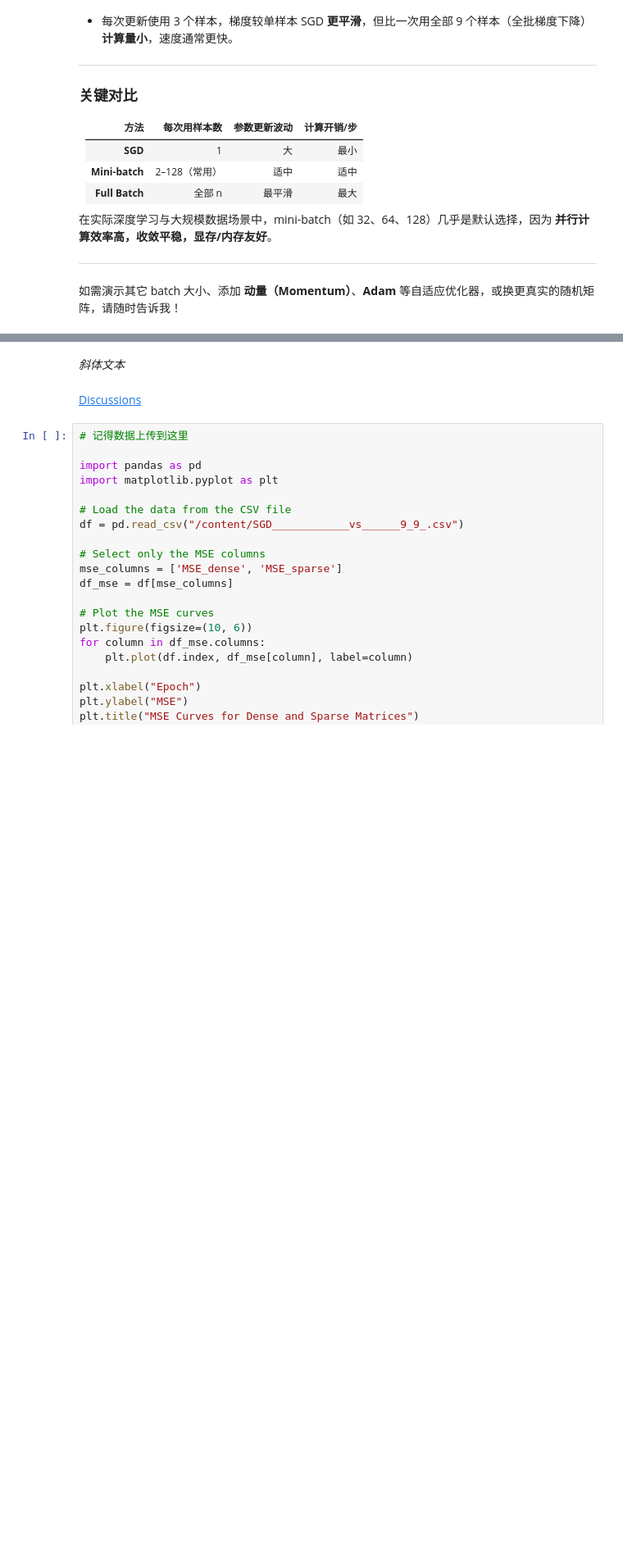
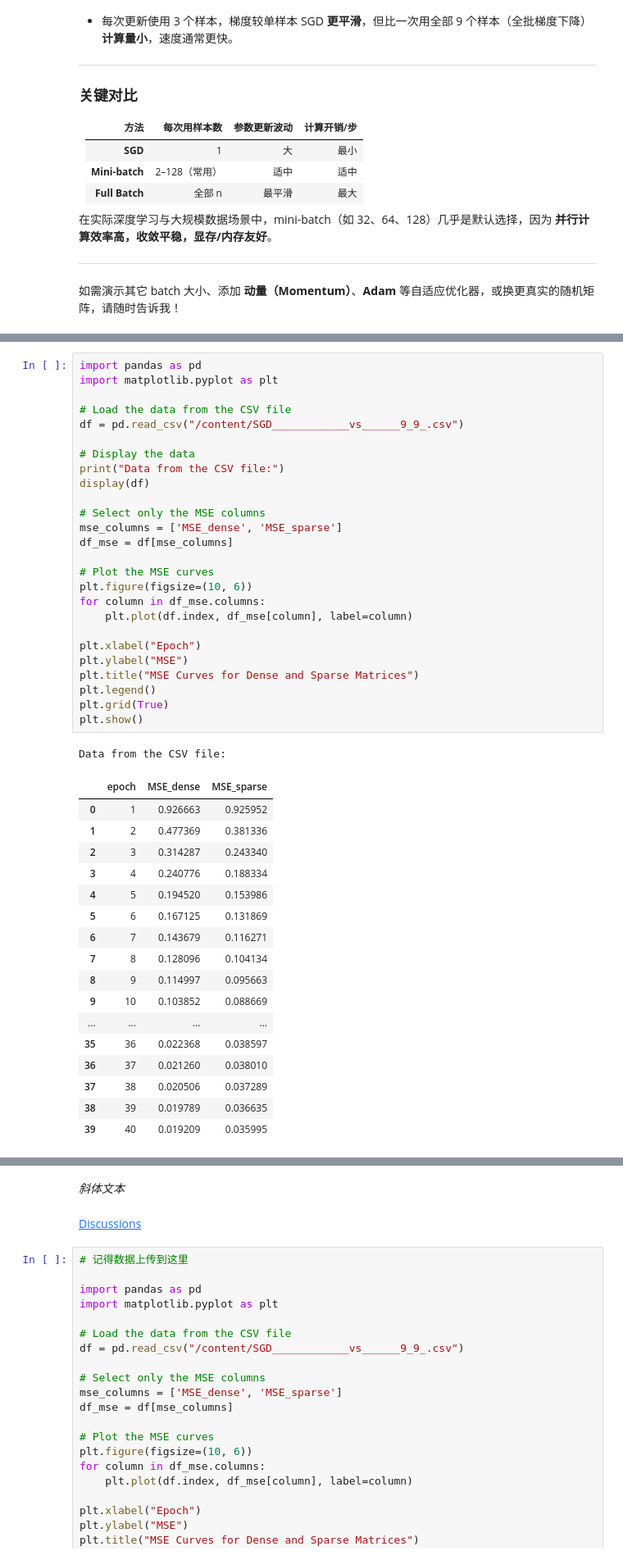
Before and after one commit to zx20030501/Dive-into-Deep-Learning, a Jupyter notebook: 3.1. 线性回归-linear_regression.ipynb, the cells around one changed output, grey strips where cells are left out. Shown: that part at 82% size. Cells and saved outputs as stored; diff of their text form; blank space fills up the shorter version.

```diff
--- a/3.1. 线性回归-linear_regression.ipynb
+++ b/3.1. 线性回归-linear_regression.ipynb
@@ -1939,0 +2006,45 @@ b  ← b – η · err                        # 偏置同理
+# %%
+import pandas as pd
+import matplotlib.pyplot as plt
+
+# Load the data from the CSV file
+df = pd.read_csv("/content/SGD____________vs______9_9_.csv")
+
+# Display the data
+print("Data from the CSV file:")
+display(df)
+
+# Select only the MSE columns
+mse_columns = ['MSE_dense', 'MSE_sparse']
+df_mse = df[mse_columns]
+
+# Plot the MSE curves
+plt.figure(figsize=(10, 6))
+for column in df_mse.columns:
+    plt.plot(df.index, df_mse[column], label=column)
+
+plt.xlabel("Epoch")
+plt.ylabel("MSE")
+plt.title("MSE Curves for Dense and Sparse Matrices")
+plt.legend()
+plt.grid(True)
+plt.show()
+# %% [output]
+Data from the CSV file:
+|  | epoch | MSE_dense | MSE_sparse |
+| 0 | 1 | 0.926663 | 0.925952 |
+| 1 | 2 | 0.477369 | 0.381336 |
+| 2 | 3 | 0.314287 | 0.243340 |
+| 3 | 4 | 0.240776 | 0.188334 |
+| 4 | 5 | 0.194520 | 0.153986 |
+| 5 | 6 | 0.167125 | 0.131869 |
+| 6 | 7 | 0.143679 | 0.116271 |
+| 7 | 8 | 0.128096 | 0.104134 |
+| 8 | 9 | 0.114997 | 0.095663 |
+| 9 | 10 | 0.103852 | 0.088669 |
+| ... | ... | ... | ... |
+| 35 | 36 | 0.022368 | 0.038597 |
+| 36 | 37 | 0.021260 | 0.038010 |
+| 37 | 38 | 0.020506 | 0.037289 |
+| 38 | 39 | 0.019789 | 0.036635 |
+| 39 | 40 | 0.019209 | 0.035995 |
```
Also changed, not shown: parts of 11 cells of this notebook.
